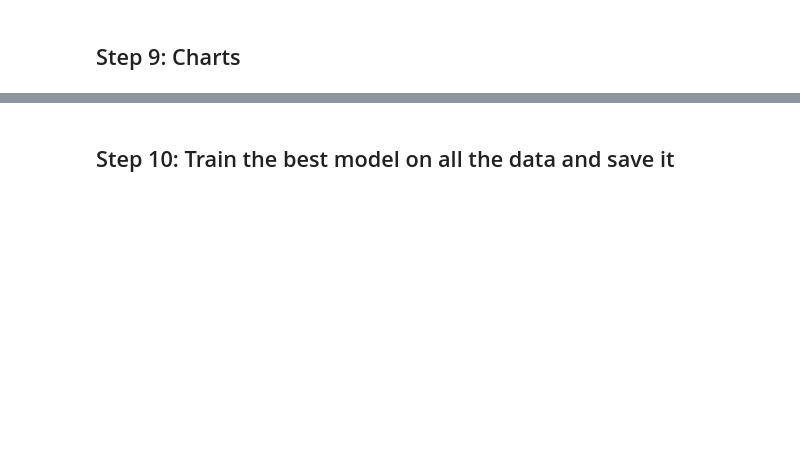
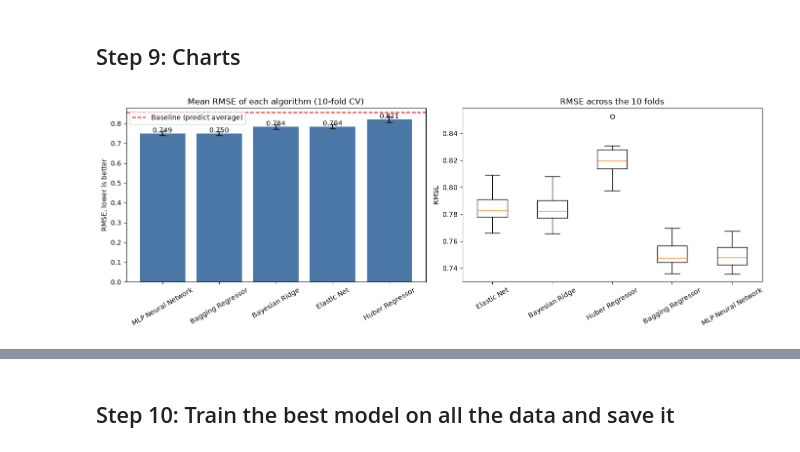
Before and after one commit to fatimahnaeem15-cyber/olympic-athletes-model, a Jupyter notebook: Olympic_Participation_Prediction_10Fold_CV.ipynb, the cells around one changed output, grey strips where cells are left out. Cells and saved outputs as stored; diff of their text form; code cells hidden in the pictures; blank space fills up the shorter version.

```diff
--- a/Olympic_Participation_Prediction_10Fold_CV.ipynb
+++ b/Olympic_Participation_Prediction_10Fold_CV.ipynb
@@ -169,7 +212,7 @@ algorithms = {
     "Bayesian Ridge": BayesianRidge(),
     "Huber Regressor": HuberRegressor(max_iter=300),
     "Bagging Regressor": BaggingRegressor(
-        estimator=DecisionTreeRegressor(max_depth=8), n_estimators=50, random_state=42, n_jobs=-1),
+        estimator=DecisionTreeRegressor(max_depth=8), n_estimators=50, random_state=42),
     "MLP Neural Network": MLPRegressor(
         hidden_layer_sizes=(64, 32), early_stopping=True, max_iter=200, random_state=42),
 }
@@ -234,24 +307,27 @@ fold_table
 # %%
 fig, ax = plt.subplots(1, 2, figsize=(14, 5))
 
 ordered = results.sort_values("Mean RMSE")
 ax[0].bar(ordered["Algorithm"], ordered["Mean RMSE"], yerr=ordered["Std of RMSE"],
           capsize=5, color="#4C78A8")
 ax[0].axhline(baseline_rmse, color="red", linestyle="--", label="Baseline (predict average)")
 ax[0].set_title("Mean RMSE of each algorithm (10-fold CV)")
 ax[0].set_ylabel("RMSE, lower is better")
 ax[0].tick_params(axis="x", rotation=30)
 ax[0].legend()
 for i, v in enumerate(ordered["Mean RMSE"]):
     ax[0].text(i, v + 0.005, f"{v:.3f}", ha="center")
 
-ax[1].boxplot([fold_rmse[n] for n in algorithms], labels=list(algorithms.keys()))
+ax[1].boxplot([fold_rmse[n] for n in algorithms])
+ax[1].set_xticklabels(list(algorithms.keys()))
 ax[1].set_title("RMSE across the 10 folds")
 ax[1].set_ylabel("RMSE")
 ax[1].tick_params(axis="x", rotation=30)
 
 plt.tight_layout()
 plt.show()
+# %% [output]
+[figure, added]
 # %%
 plt.figure(figsize=(8, 4))
 plt.bar(results["Algorithm"], results["Total Train Time (s)"], color="#F58518")
```
Also changed, not shown: parts of 17 cells of this notebook.
